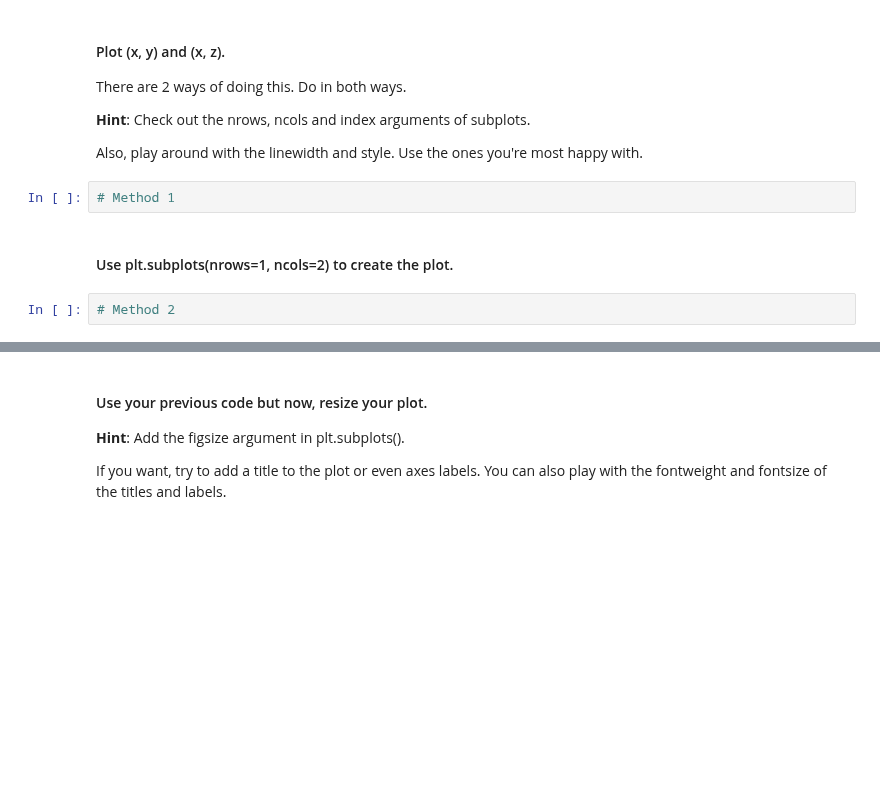
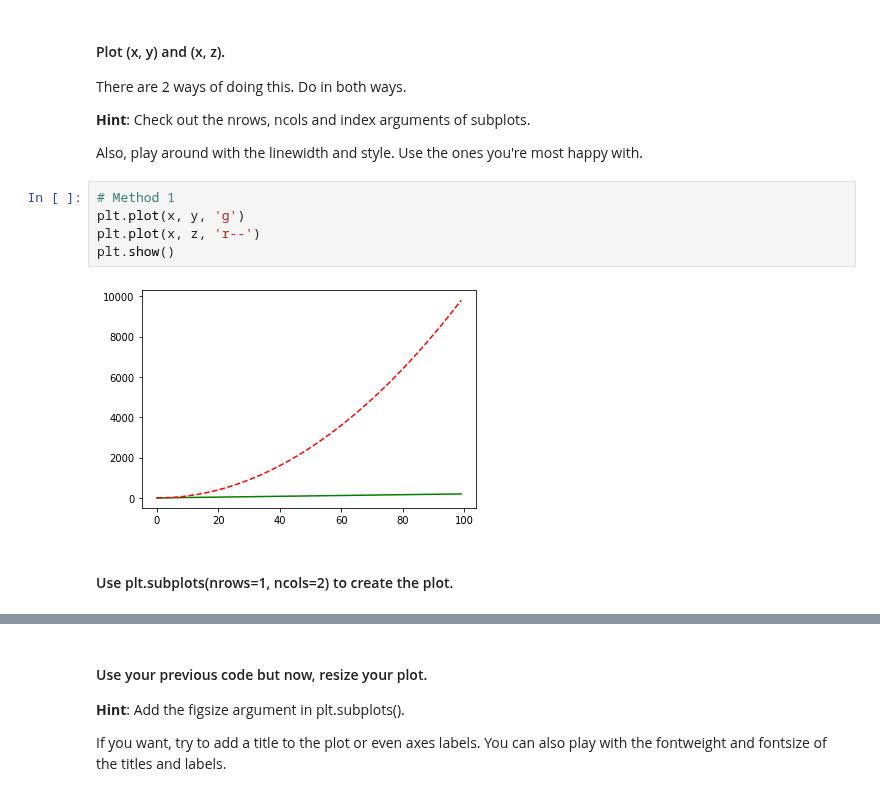
Before and after one commit to ta-data-lis/lab-matplotlib-seaborn, a Jupyter notebook: your-code/main.ipynb, the cells around one changed output, grey strips where cells are left out. Saved outputs shown, nothing was run; the diff lists cells and outputs as text; blank space fills up the shorter version.

```diff
--- a/your-code/main.ipynb
+++ b/your-code/main.ipynb
@@ -20,9 +24,12 @@ There are 2 ways of doing this. Do in both ways.
 **Hint**: Check out the nrows, ncols and index arguments of subplots.
 
 Also, play around with the linewidth and style. Use the ones you're most happy with.
-# %%
-# Method 1
+# %%
+# Method 1
+plt.plot(x, y, 'g')
+plt.plot(x, z, 'r--')
+plt.show()
+# %% [output]
+[figure, added]
 # %% [markdown]
 #### Use plt.subplots(nrows=1, ncols=2) to create the plot.
-# %%
-# Method 2
```
Also changed, not shown: parts of 45 cells of this notebook, 1 other file.
